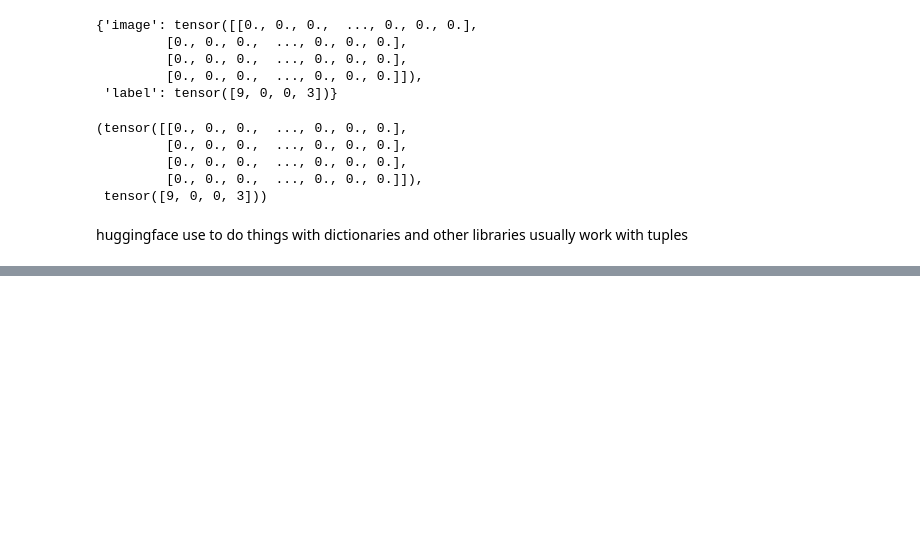
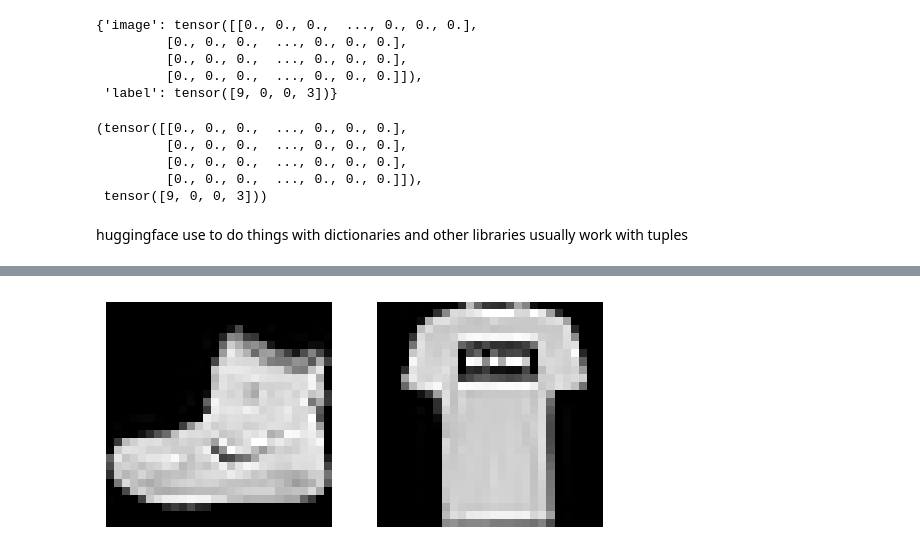
Before and after one commit to GregLed/fastai_2022, a Jupyter notebook: lec14_datasets.ipynb, the cells around one changed output, grey strips where cells are left out. Saved outputs shown, nothing was run; the diff lists cells and outputs as text; code cells hidden in the pictures; blank space fills up the shorter version.

```diff
--- a/lec14_datasets.ipynb
+++ b/lec14_datasets.ipynb
@@ -339,0 +394,6 @@ huggingface use to do things with dictionaries and other libraries usually work
+# %%
+fig,axs = plt.subplots(1,2)
+show_image(img, axs[0])
+show_image(xb[1].view(28,28), axs[1]);
+# %% [output]
+[figure, added]
```
Also changed, not shown: parts of 21 cells of this notebook, 1 other file.
